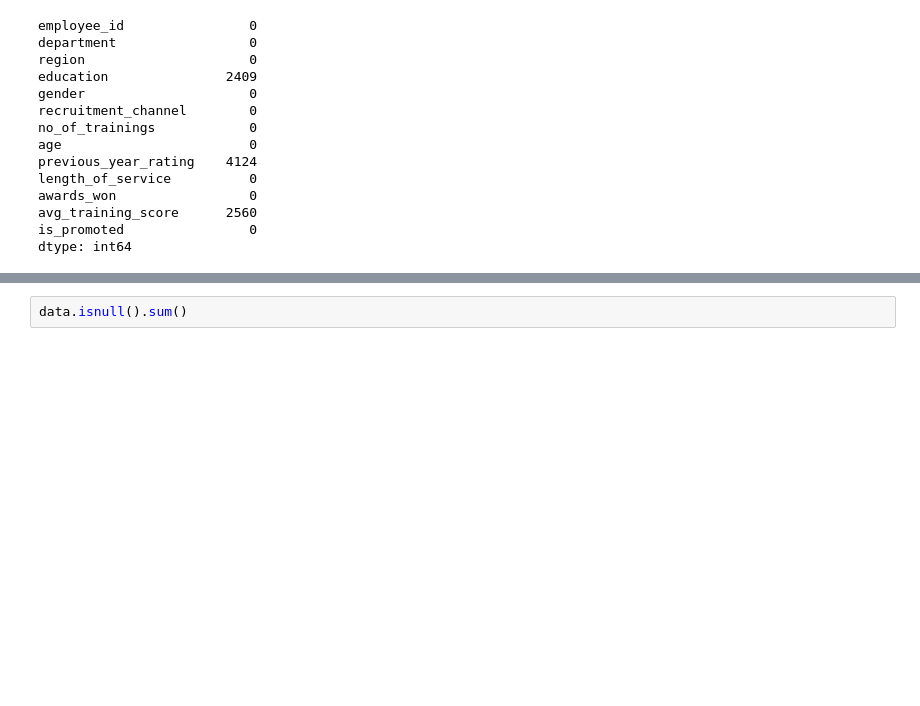
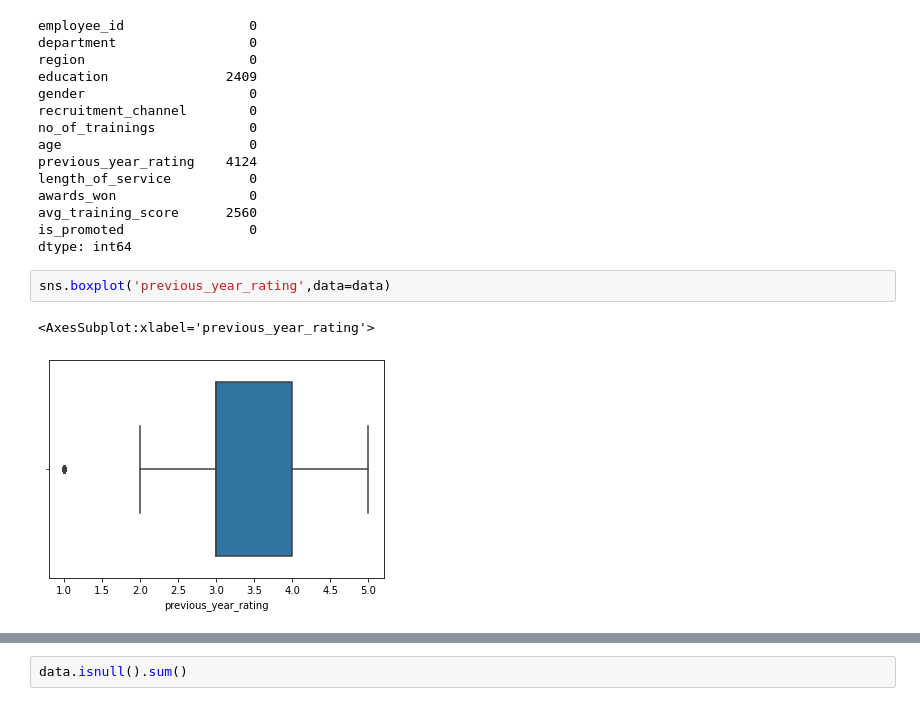
Before and after one commit to narmadadevi16/Employee_promotion, a Jupyter notebook: model.ipynb, the cells around one changed output, grey strips where cells are left out. Drawn from its saved outputs; the diff is of its cells as text; blank space fills up the shorter version.

```diff
--- a/model.ipynb
+++ b/model.ipynb
@@ -81,3 +75,8 @@ awards_won                 0
 avg_training_score      2560
 is_promoted                0
 dtype: int64
+# %%
+sns.boxplot('previous_year_rating',data=data)
+# %% [output]
+<AxesSubplot:xlabel='previous_year_rating'>
+[figure, added]
```
Also changed, not shown: parts of 22 cells of this notebook.
